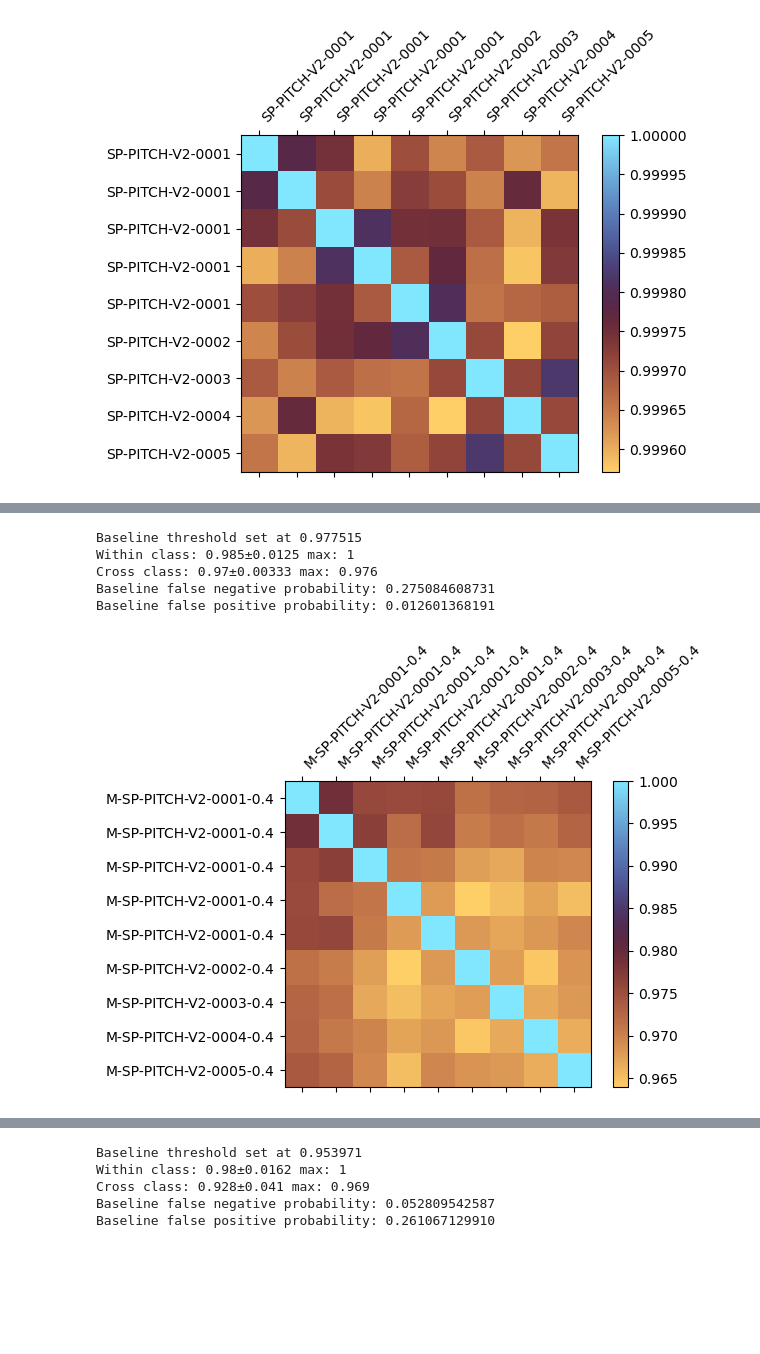
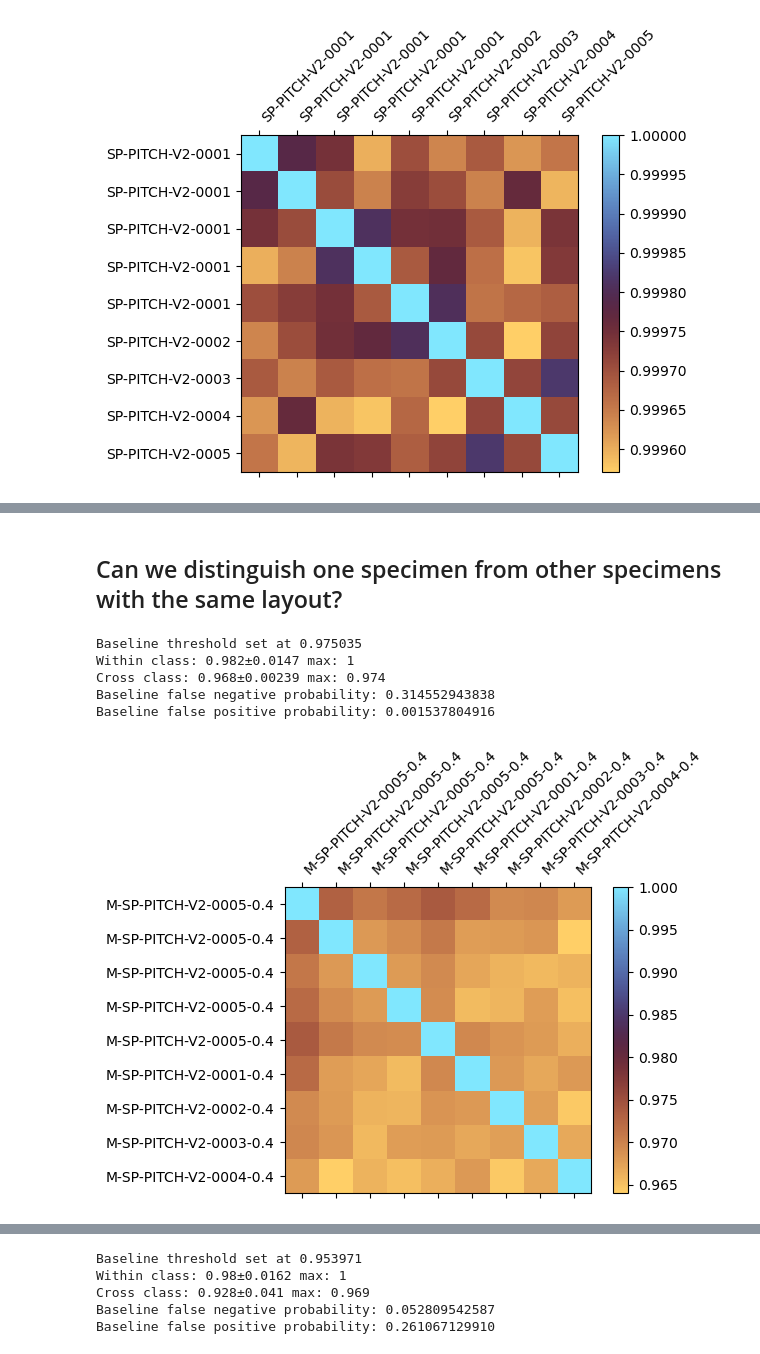
Before and after one commit to jaseg/sampling-mesh-monitor, a Jupyter notebook: jupyter_notebooks/classifier_tests.ipynb, the cells around one changed output, grey strips where cells are left out. Saved outputs shown, nothing was run; the diff lists cells and outputs as text; code cells hidden in the pictures; blank space fills up the shorter version.

```diff
--- a/jupyter_notebooks/classifier_tests.ipynb
+++ b/jupyter_notebooks/classifier_tests.ipynb
@@ -16,6 +16,12 @@ from matplotlib import pyplot as plt
 # %%
 def notebook_path_on_disk():
     return Path(json.loads(Path(sys.argv[-1]).read_bytes())['jupyter_session'])
+
+modification_data = {
+    'short_across_traces': [31, 32, 33, 34, 35],
+    'short_within_trace': [26, 27, 28, 29, 30],
+    'open': [21, 22, 23, 24, 25],
+}
 
 def load_multichannel_data(path=None):
     if path is None:
@@ -32,6 +38,14 @@ def load_multichannel_data(path=None):
             info = data['info']
             meta, specimen = info['meta'], info['specimen']
             mesh_id = specimen
+            _rest, _, serial = specimen.rpartition('-')
+            serial = int(serial)
+
+            mods = []
+            for modification, matching_serials in modification_data.items():
+                if serial in matching_serials:
+                    mods.append(modification)
+            info['modifications'] = mods
 
             if (g := re.search(r'p([.0-9]+)', meta)):
                 pitch = str(float(*g.groups()))
@@ -240,11 +232,13 @@ Baseline false positive probability: 0.012601368191
+# %% [markdown]
+## Can we distinguish one specimen from other specimens with the same layout?
 # %%
-group_a = [val for key, values in data.items() for val in values if val['info']['chip'] == 'pi3hdx12211' and key == 'M-SP-PITCH-V2-0001-0.4'][-5:]
-group_b = list({key: val for key, values in data.items() for val in values if val['info']['chip'] == 'pi3hdx12211' and re.match(r'M-SP-PITCH-V2-000[2345]-0\.4', key)}.values())
+group_a = [val for key, values in data.items() for val in values if val['info']['chip'] == 'pi3hdx12211' and key == 'M-SP-PITCH-V2-0005-0.4'][-5:]
+group_b = list({key: val for key, values in data.items() for val in values if val['info']['chip'] == 'pi3hdx12211' and re.match(r'M-SP-PITCH-V2-000[1234]-0\.4', key)}.values())
 plot_vector_covar(group_a, group_b)
 # %% [output]
-Baseline threshold set at 0.977515
-Within class: 0.985±0.0125 max: 1
-Cross class: 0.97±0.00333 max: 0.976
-Baseline false negative probability: 0.275084608731
-Baseline false positive probability: 0.012601368191
+Baseline threshold set at 0.975035
+Within class: 0.982±0.0147 max: 1
+Cross class: 0.968±0.00239 max: 0.974
+Baseline false negative probability: 0.314552943838
+Baseline false positive probability: 0.001537804916
-[figure, old version]
+[figure, new version]
```
Also changed, not shown: parts of 5 cells of this notebook.
